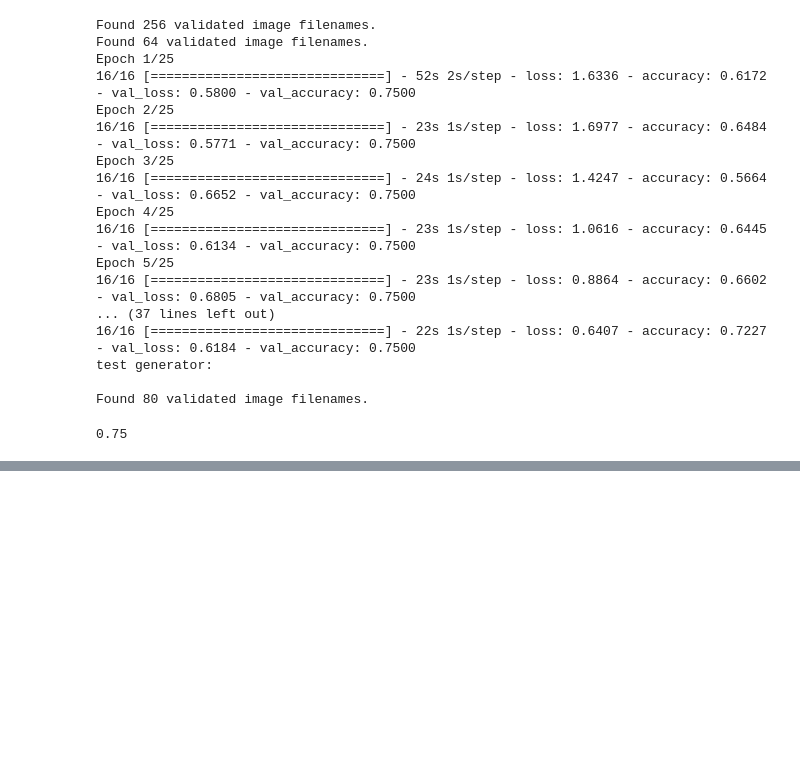
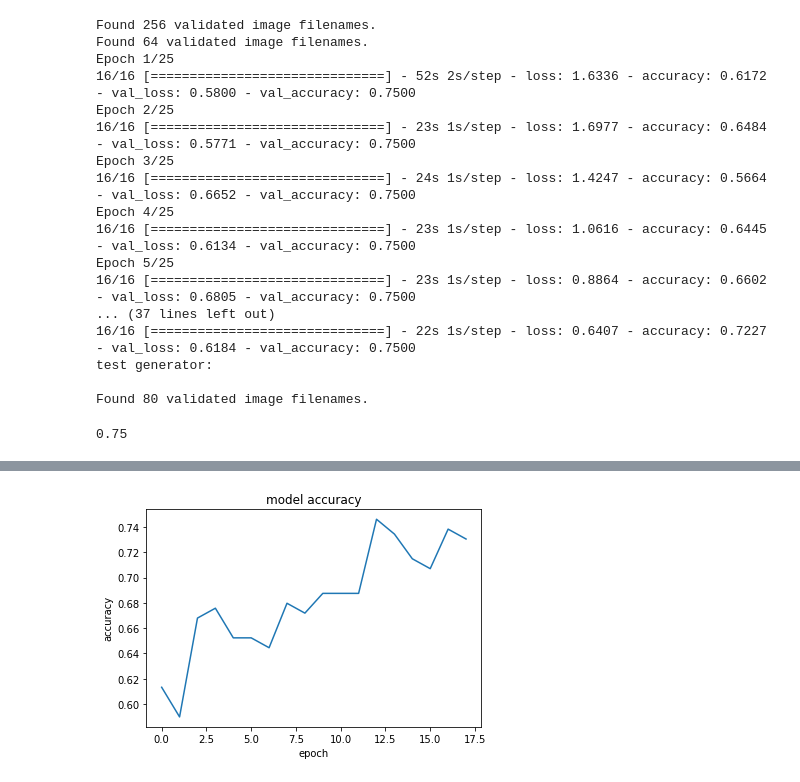
Before and after one commit to mahdi943/Resnet-binary, a Jupyter notebook: Resnet_Full_Training_brain.ipynb, the cells around one changed output, grey strips where cells are left out. Saved outputs shown, nothing was run; the diff lists cells and outputs as text; code cells hidden in the pictures; blank space fills up the shorter version.

```diff
--- a/Resnet_Full_Training_brain.ipynb
+++ b/Resnet_Full_Training_brain.ipynb
@@ -475,3 +488,11 @@ Epoch 6/20
+# %%
+plt.plot(history.history['accuracy'])
+plt.title('model accuracy')
+plt.ylabel('accuracy')
+plt.xlabel('epoch')
+plt.show()
+# %% [output]
+[figure, added]
 # %%
 y_predict1 = model1.predict(test_generator1)
 y_predict1 = y_predict1.argmax(-1)
```
Also changed, not shown: parts of 5 cells of this notebook.
